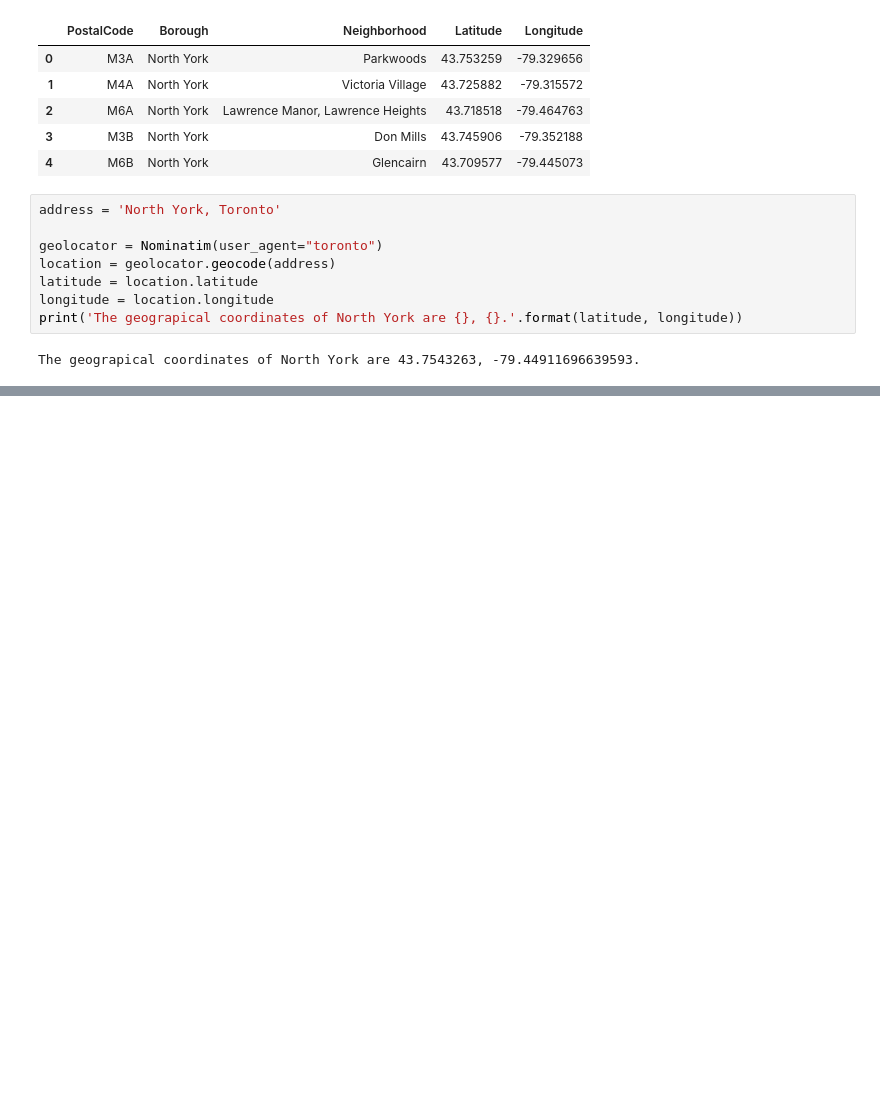
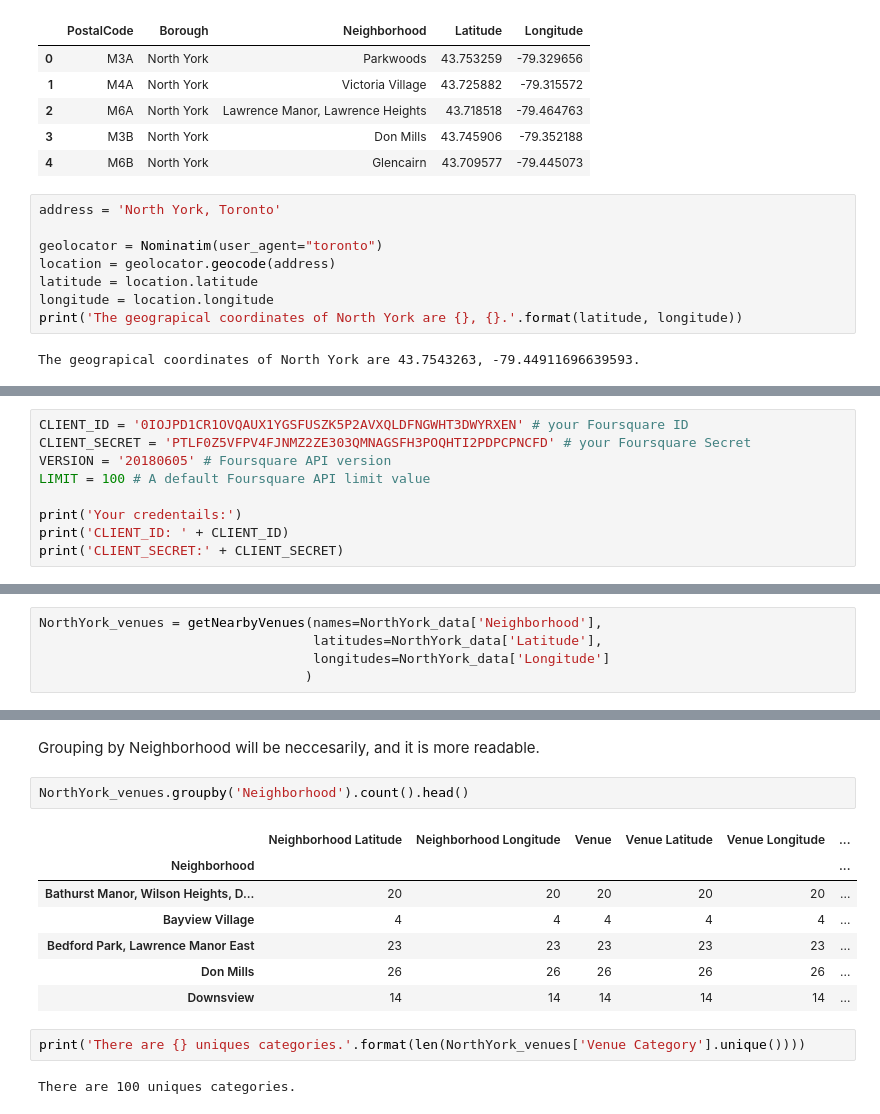
Before and after one commit to SF3009/Capstone-Project-Notebook, a Jupyter notebook: Segmenting and Clustering Neighborhoods in Toronto.ipynb, the cells around one changed output, grey strips where cells are left out. Cells and saved outputs as stored; diff of their text form; blank space fills up the shorter version.

```diff
--- a/Segmenting and Clustering Neighborhoods in Toronto.ipynb
+++ b/Segmenting and Clustering Neighborhoods in Toronto.ipynb
@@ -210,3 +210,12 @@ for lat, lng, borough, neighborhood in zip(NorthYork_data['Latitude'], NorthYork
 NorthYork_map
 # %% [output]
 [interactive output not drawn]
+# %%
+CLIENT_ID = '0IOJPD1CR1OVQAUX1YGSFUSZK5P2AVXQLDFNGWHT3DWYRXEN' # your Foursquare ID
+CLIENT_SECRET = 'PTLF0Z5VFPV4FJNMZ2ZE303QMNAGSFH3POQHTI2PDPCPNCFD' # your Foursquare Secret
+VERSION = '20180605' # Foursquare API version
+LIMIT = 100 # A default Foursquare API limit value
+
+print('Your credentails:')
+print('CLIENT_ID: ' + CLIENT_ID)
+print('CLIENT_SECRET:' + CLIENT_SECRET)
@@ -212,0 +267,5 @@ NorthYork_map
+# %%
+NorthYork_venues = getNearbyVenues(names=NorthYork_data['Neighborhood'],
+                                   latitudes=NorthYork_data['Latitude'],
+                                   longitudes=NorthYork_data['Longitude']
+                                  )
@@ -212,0 +301,16 @@ NorthYork_map
+# %% [markdown]
+Grouping by Neighborhood will be neccesarily, and it is more readable.
+# %%
+NorthYork_venues.groupby('Neighborhood').count().head()
+# %% [output]
+|  | Neighborhood Latitude | Neighborhood Longitude | Venue | Venue Latitude | Venue Longitude | ... |
+| Neighborhood |  |  |  |  |  | ... |
+| Bathurst Manor, Wilson Heights, D... | 20 | 20 | 20 | 20 | 20 | ... |
+| Bayview Village | 4 | 4 | 4 | 4 | 4 | ... |
+| Bedford Park, Lawrence Manor East | 23 | 23 | 23 | 23 | 23 | ... |
+| Don Mills | 26 | 26 | 26 | 26 | 26 | ... |
+| Downsview | 14 | 14 | 14 | 14 | 14 | ... |
+# %%
+print('There are {} uniques categories.'.format(len(NorthYork_venues['Venue Category'].unique())))
+# %% [output]
+There are 100 uniques categories.
```
Also changed, not shown: parts of 10 cells of this notebook.
